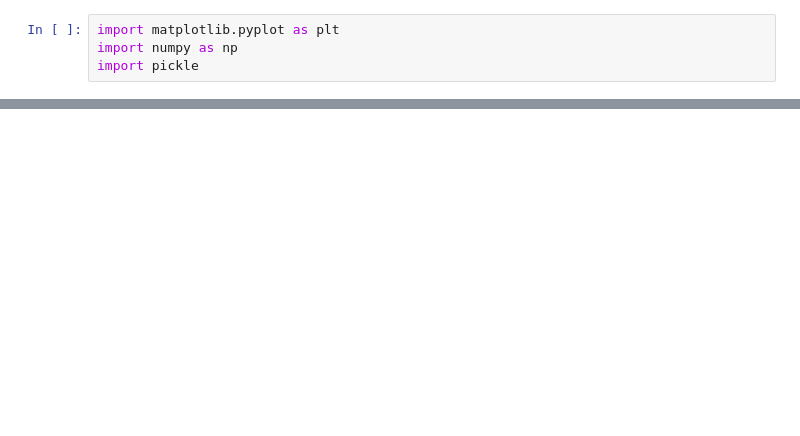
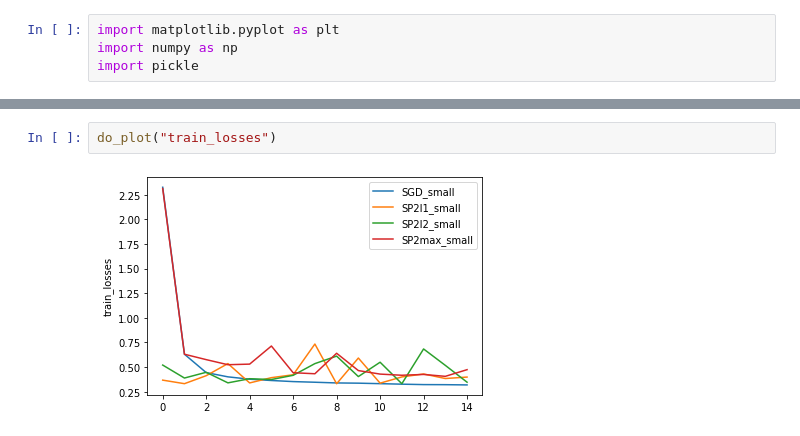
Before and after one commit to wswartworth/sps_optimizers, a Jupyter notebook: Untitled.ipynb, the cells around one changed output, grey strips where cells are left out. Saved outputs shown, nothing was run; the diff lists cells and outputs as text; blank space fills up the shorter version.

```diff
--- a/Untitled.ipynb
+++ b/Untitled.ipynb
@@ -15,0 +24,4 @@ plt.plot(data)
+# %%
+do_plot("train_losses")
+# %% [output]
+[figure, added]
```
Also changed, not shown: parts of 7 cells of this notebook, 22 other files.
